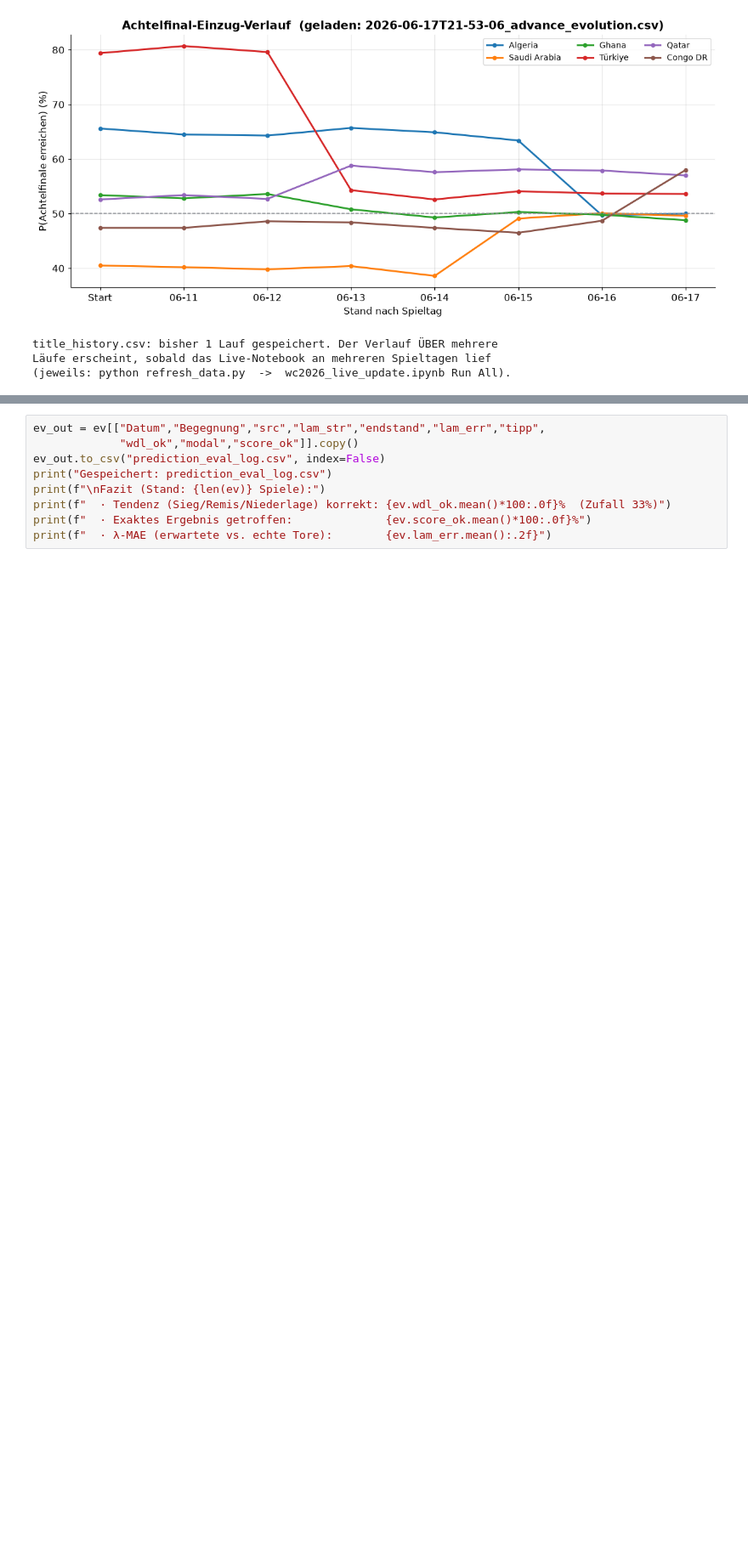
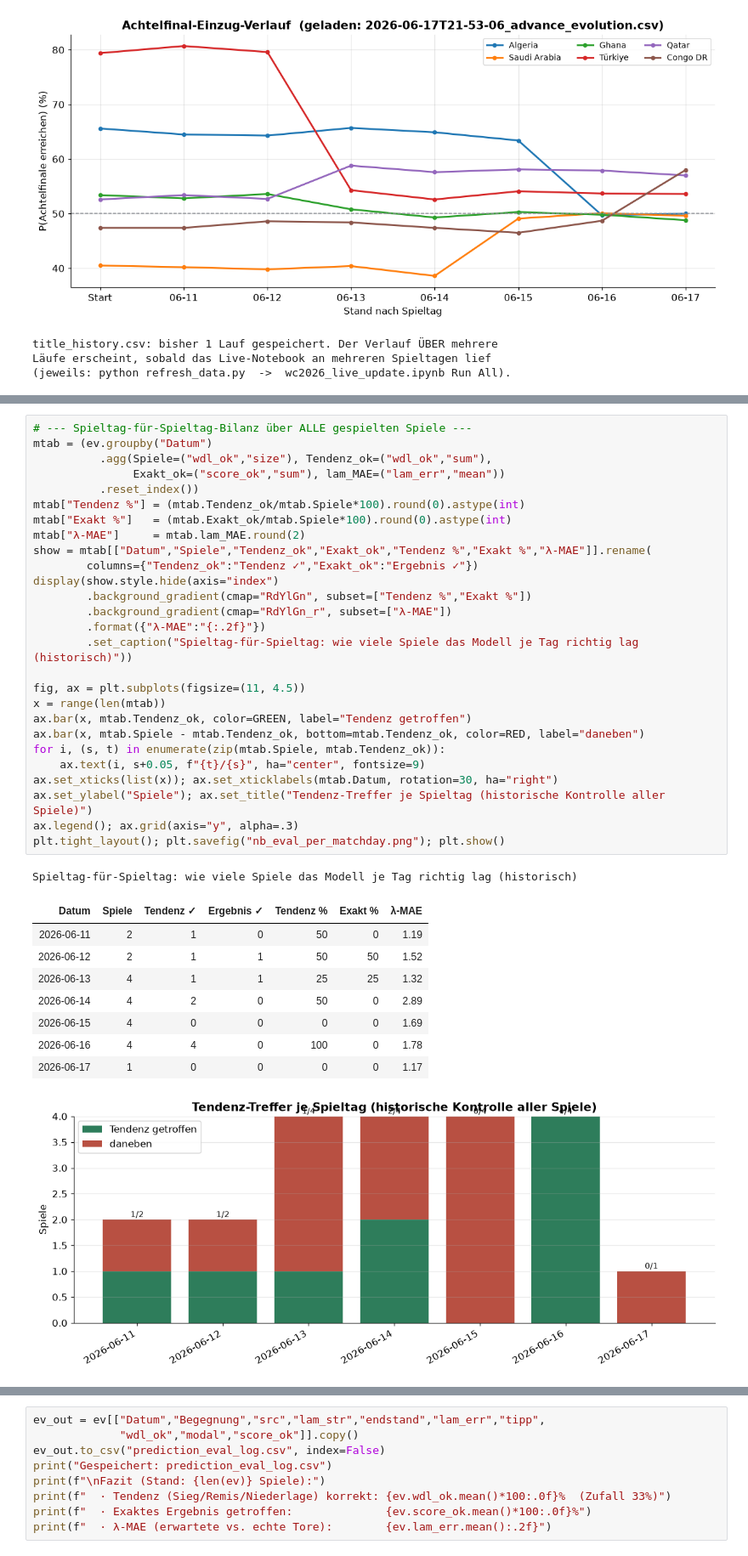
Before and after one commit to Deskaunedsei1983/wc2026-cl01, a Jupyter notebook: wc2026_prediction_eval.ipynb, the cells around one changed output, grey strips where cells are left out. Shown at 85% size. Cells and saved outputs as stored; diff of their text form; blank space fills up the shorter version.

```diff
--- a/wc2026_prediction_eval.ipynb
+++ b/wc2026_prediction_eval.ipynb
@@ -403 +458,39 @@ Läufe erscheint, sobald das Live-Notebook an mehreren Spieltagen lief
+# %%
+# --- Spieltag-für-Spieltag-Bilanz über ALLE gespielten Spiele ---
+mtab = (ev.groupby("Datum")
+          .agg(Spiele=("wdl_ok","size"), Tendenz_ok=("wdl_ok","sum"),
+               Exakt_ok=("score_ok","sum"), lam_MAE=("lam_err","mean"))
+          .reset_index())
+mtab["Tendenz %"] = (mtab.Tendenz_ok/mtab.Spiele*100).round(0).astype(int)
+mtab["Exakt %"]   = (mtab.Exakt_ok/mtab.Spiele*100).round(0).astype(int)
+mtab["λ-MAE"]     = mtab.lam_MAE.round(2)
+show = mtab[["Datum","Spiele","Tendenz_ok","Exakt_ok","Tendenz %","Exakt %","λ-MAE"]].rename(
+        columns={"Tendenz_ok":"Tendenz ✓","Exakt_ok":"Ergebnis ✓"})
+display(show.style.hide(axis="index")
+        .background_gradient(cmap="RdYlGn", subset=["Tendenz %","Exakt %"])
+        .background_gradient(cmap="RdYlGn_r", subset=["λ-MAE"])
+        .format({"λ-MAE":"{:.2f}"})
+        .set_caption("Spieltag-für-Spieltag: wie viele Spiele das Modell je Tag richtig lag (historisch)"))
+
+fig, ax = plt.subplots(figsize=(11, 4.5))
+x = range(len(mtab))
+ax.bar(x, mtab.Tendenz_ok, color=GREEN, label="Tendenz getroffen")
+ax.bar(x, mtab.Spiele - mtab.Tendenz_ok, bottom=mtab.Tendenz_ok, color=RED, label="daneben")
+for i, (s, t) in enumerate(zip(mtab.Spiele, mtab.Tendenz_ok)):
+    ax.text(i, s+0.05, f"{t}/{s}", ha="center", fontsize=9)
+ax.set_xticks(list(x)); ax.set_xticklabels(mtab.Datum, rotation=30, ha="right")
+ax.set_ylabel("Spiele"); ax.set_title("Tendenz-Treffer je Spieltag (historische Kontrolle aller Spiele)")
+ax.legend(); ax.grid(axis="y", alpha=.3)
+plt.tight_layout(); plt.savefig("nb_eval_per_matchday.png"); plt.show()
+# %% [output]
+Spieltag-für-Spieltag: wie viele Spiele das Modell je Tag richtig lag (historisch)
+| Datum | Spiele | Tendenz ✓ | Ergebnis ✓ | Tendenz % | Exakt % | λ-MAE |
+| 2026-06-11 | 2 | 1 | 0 | 50 | 0 | 1.19 |
+| 2026-06-12 | 2 | 1 | 1 | 50 | 50 | 1.52 |
+| 2026-06-13 | 4 | 1 | 1 | 25 | 25 | 1.32 |
+| 2026-06-14 | 4 | 2 | 0 | 50 | 0 | 2.89 |
+| 2026-06-15 | 4 | 0 | 0 | 0 | 0 | 1.69 |
+| 2026-06-16 | 4 | 4 | 0 | 100 | 0 | 1.78 |
+| 2026-06-17 | 1 | 0 | 0 | 0 | 0 | 1.17 |
+[figure, added]
 # %% [markdown]
```
Also changed, not shown: parts of 3 cells of this notebook, 2 other files.
